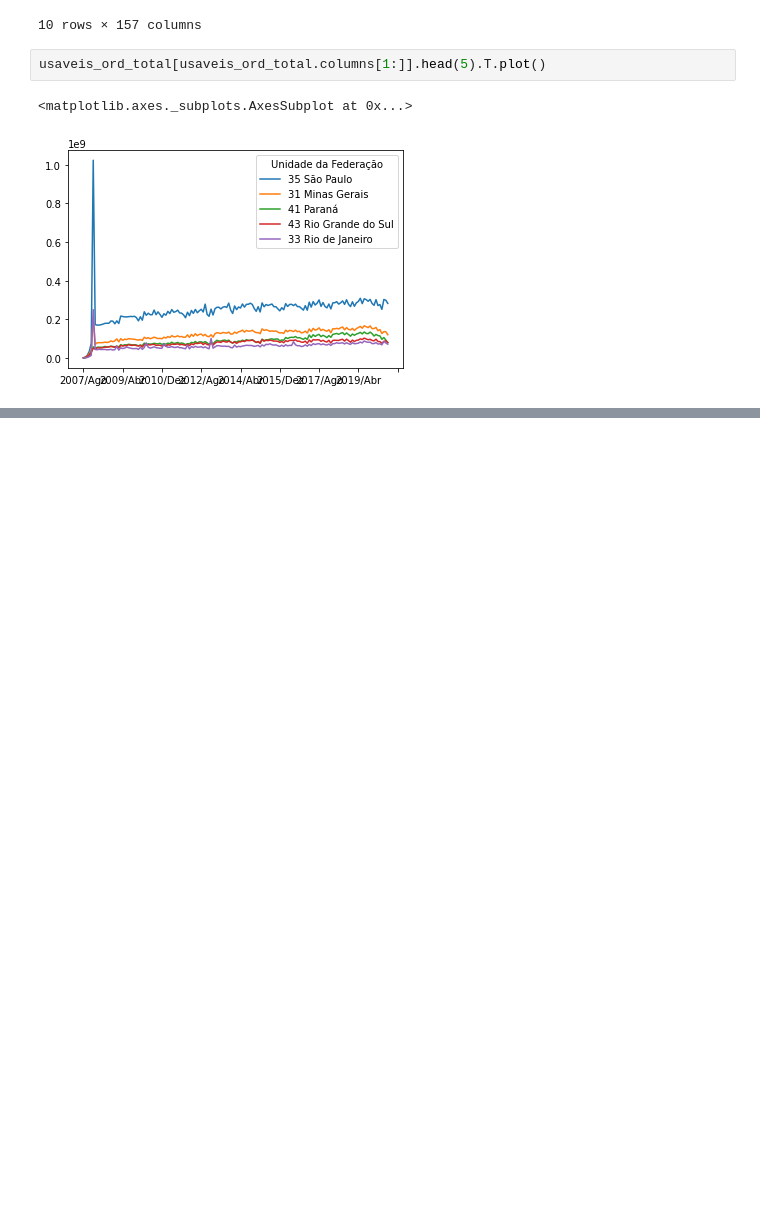
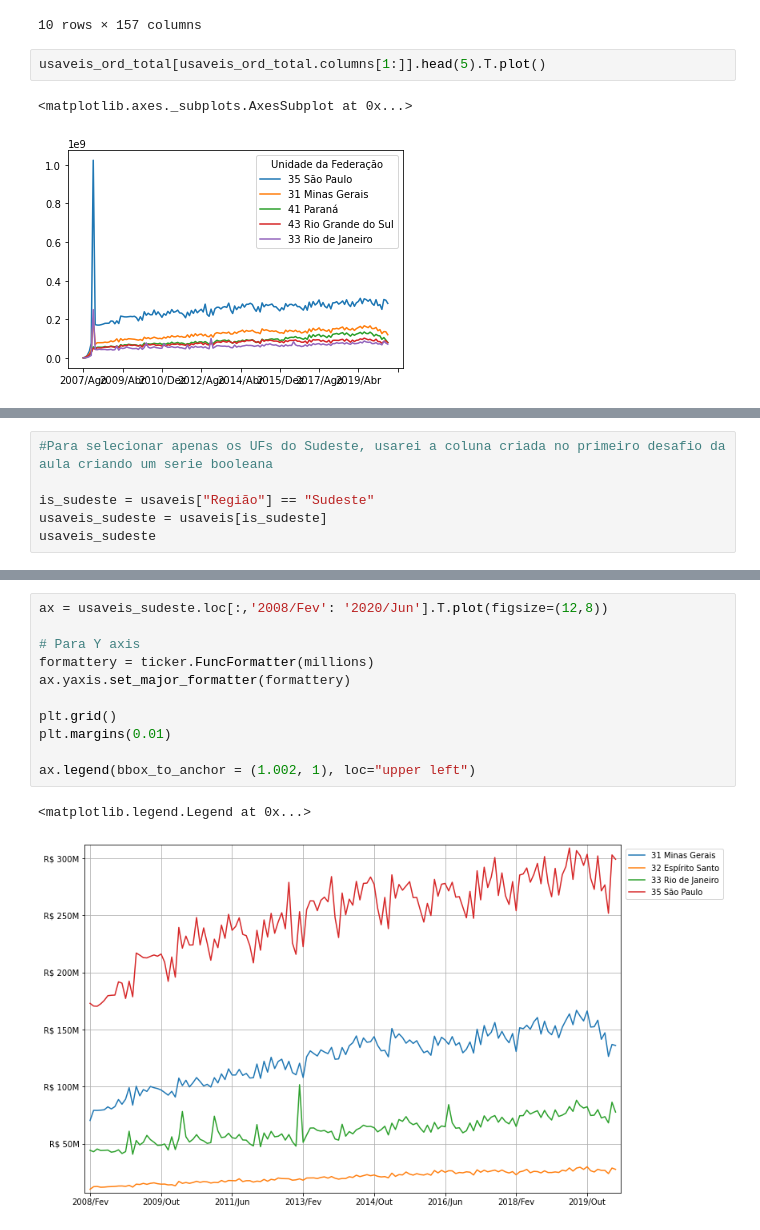
Before and after one commit to nicolasbuen/Alura-s-Data-Science-Bootcamp, a Jupyter notebook: modulo_1/Aula_3.ipynb, the cells around one changed output, grey strips where cells are left out. Saved outputs shown, nothing was run; the diff lists cells and outputs as text; blank space fills up the shorter version.

```diff
--- a/modulo_1/Aula_3.ipynb
+++ b/modulo_1/Aula_3.ipynb
@@ -127,0 +160,6 @@ ax.legend(bbox_to_anchor = (1.002, 1), loc="upper left")
+# %%
+#Para selecionar apenas os UFs do Sudeste, usarei a coluna criada no primeiro desafio da aula criando um serie booleana
+
+is_sudeste = usaveis["Região"] == "Sudeste"
+usaveis_sudeste = usaveis[is_sudeste]
+usaveis_sudeste
@@ -127,0 +174,14 @@ ax.legend(bbox_to_anchor = (1.002, 1), loc="upper left")
+# %%
+ax = usaveis_sudeste.loc[:,'2008/Fev': '2020/Jun'].T.plot(figsize=(12,8))
+
+# Para Y axis
+formattery = ticker.FuncFormatter(millions)
+ax.yaxis.set_major_formatter(formattery)
+
+plt.grid()
+plt.margins(0.01)
+
+ax.legend(bbox_to_anchor = (1.002, 1), loc="upper left")
+# %% [output]
+<matplotlib.legend.Legend at 0x...>
+[figure, added]
```
Also changed, not shown: parts of 14 cells of this notebook.
